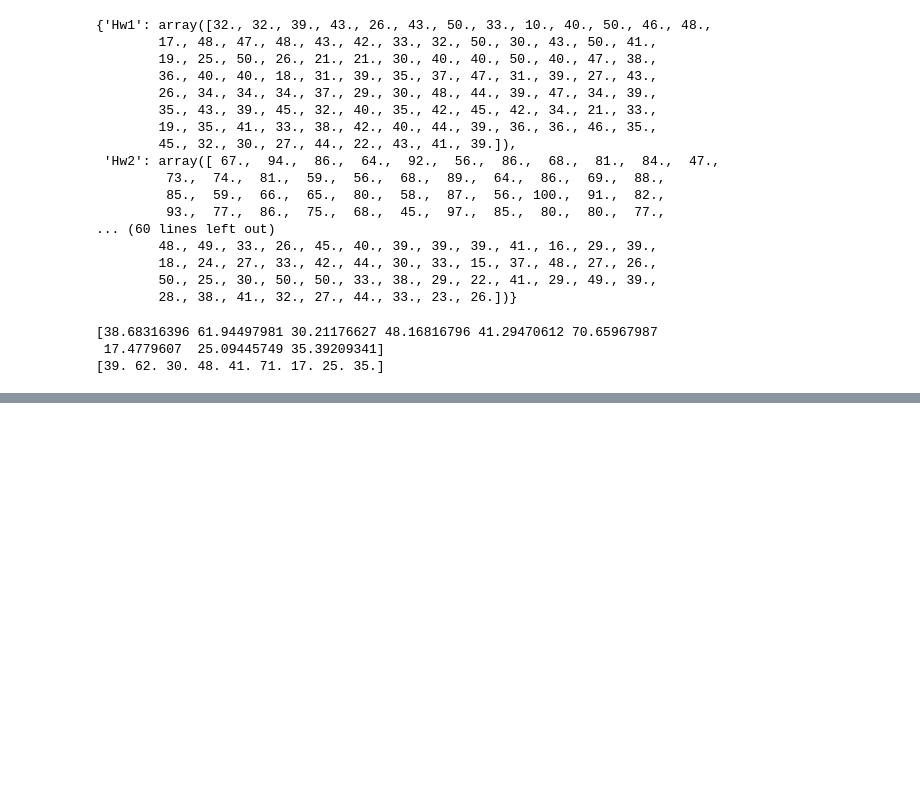
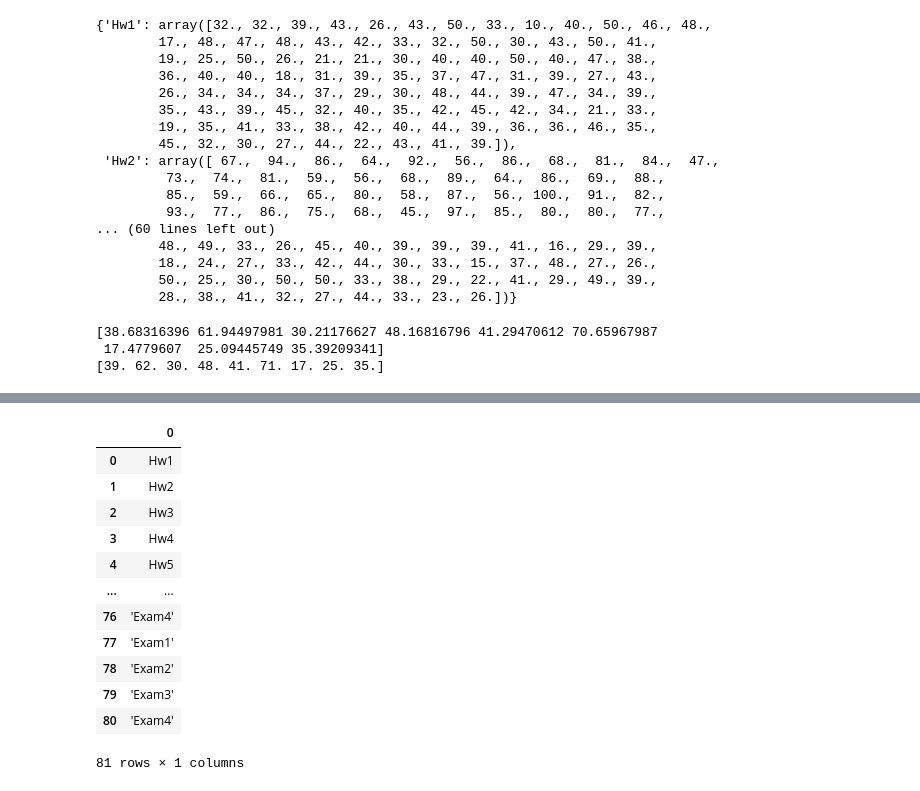
Before and after one commit to pChitral/assignment6, a Jupyter notebook: playground.ipynb, the cells around one changed output, grey strips where cells are left out. Cells and saved outputs as stored; diff of their text form; code cells hidden in the pictures; blank space fills up the shorter version.

```diff
--- a/playground.ipynb
+++ b/playground.ipynb
@@ -867,0 +969,17 @@ NameError: name 'df2_scores' is not defined
+# %%
+testDf = pd.DataFrame(hw_exam_list)
+testDf
+# %% [output]
+|  | 0 |
+| 0 | Hw1 |
+| 1 | Hw2 |
+| 2 | Hw3 |
+| 3 | Hw4 |
+| 4 | Hw5 |
+| ... | ... |
+| 76 | 'Exam4' |
+| 77 | 'Exam1' |
+| 78 | 'Exam2' |
+| 79 | 'Exam3' |
+| 80 | 'Exam4' |
+81 rows × 1 columns
```
Also changed, not shown: parts of 5 cells of this notebook, 3 other files.
